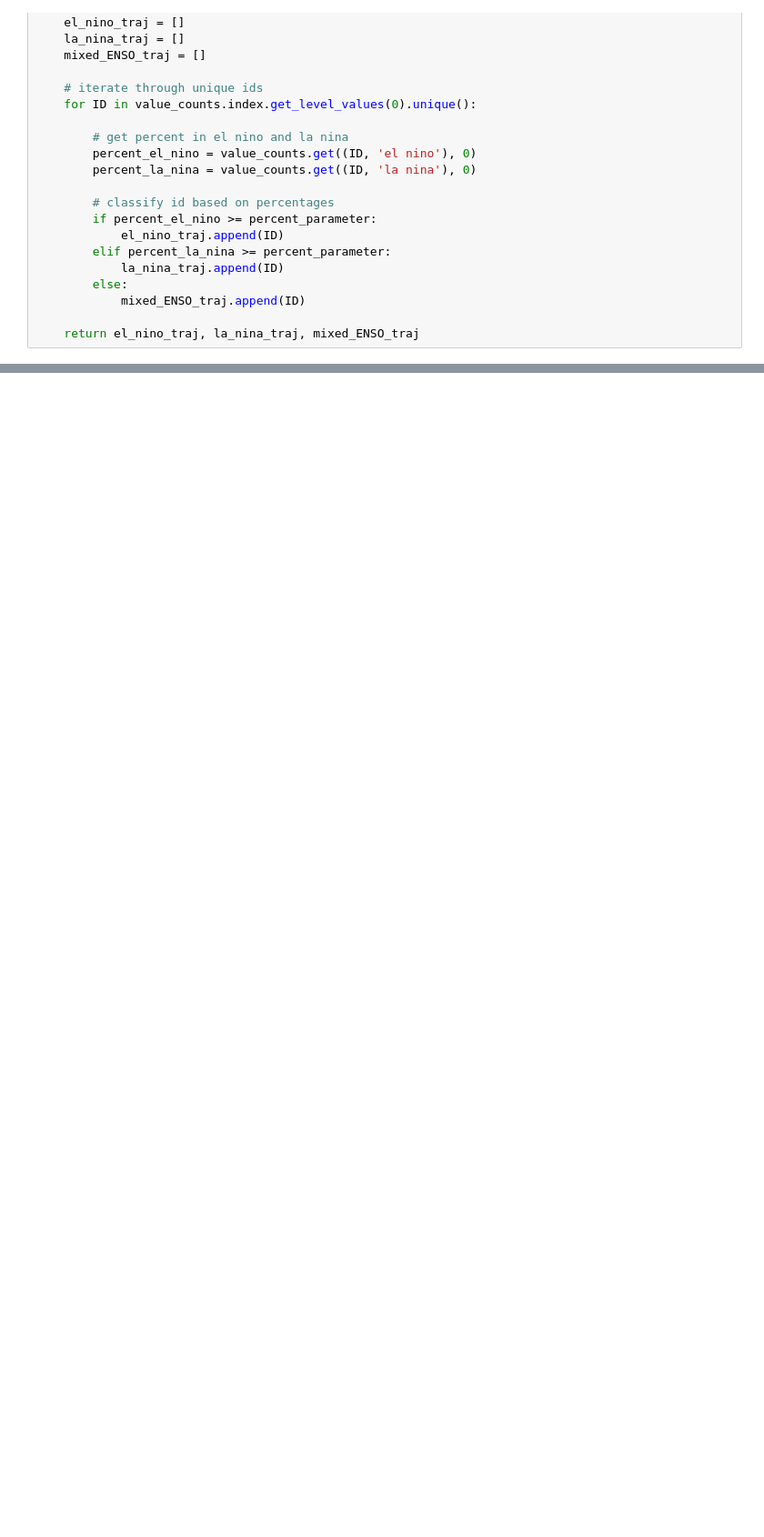
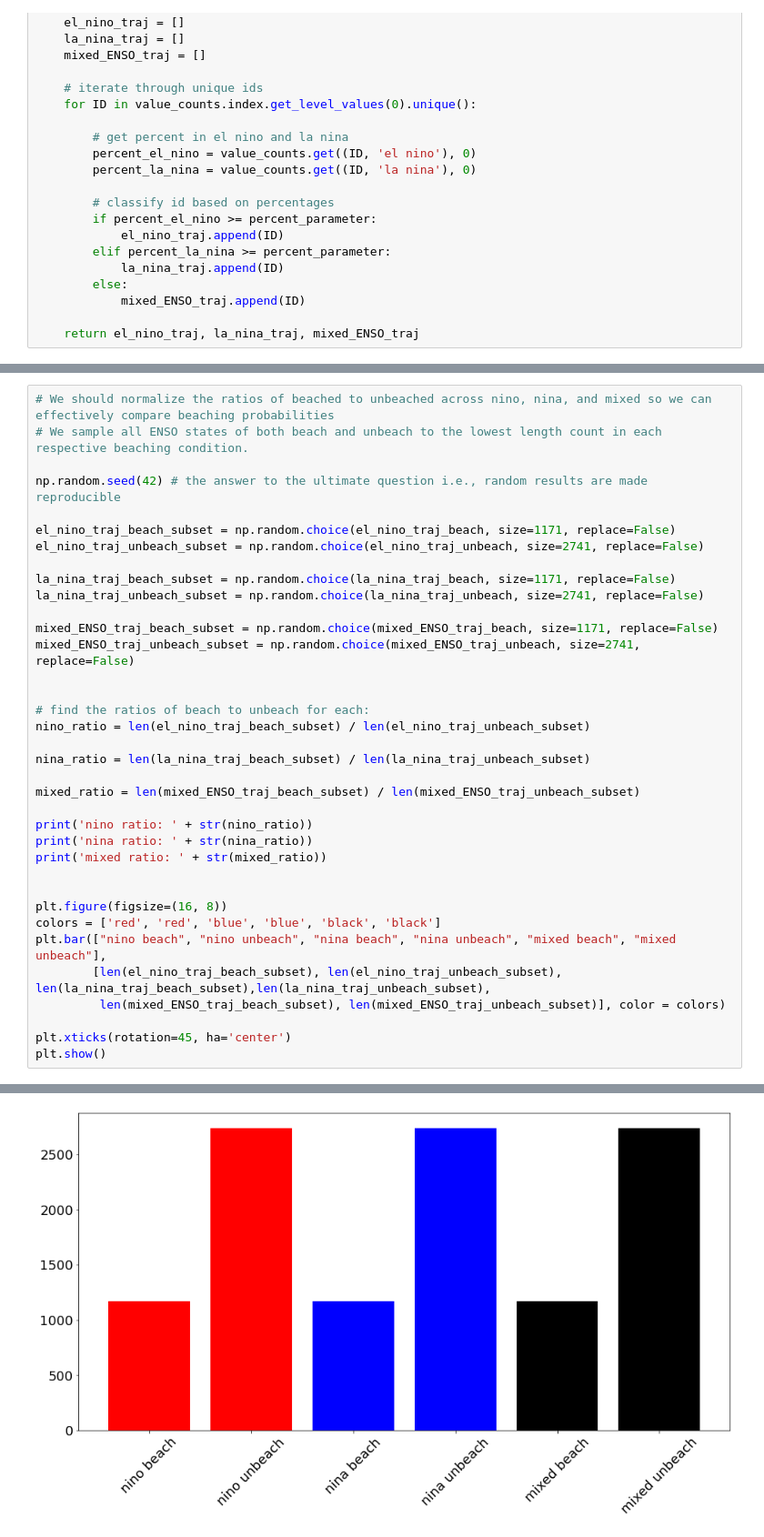
Before and after one commit to GHOpenonic/global-drifter-program, a Jupyter notebook: ENSO_contoured_beach_probabilities.ipynb, the cells around one changed output, grey strips where cells are left out. Shown at 91% size. Cells and saved outputs as stored; diff of their text form; blank space fills up the shorter version.

```diff
--- a/ENSO_contoured_beach_probabilities.ipynb
+++ b/ENSO_contoured_beach_probabilities.ipynb
@@ -68,0 +97,37 @@ el_nino_traj_unbeach, la_nina_traj_unbeach, mixed_ENSO_traj_unbeach = classify_E
+# %%
+# We should normalize the ratios of beached to unbeached across nino, nina, and mixed so we can effectively compare beaching probabilities
+# We sample all ENSO states of both beach and unbeach to the lowest length count in each respective beaching condition.
+
+np.random.seed(42) # the answer to the ultimate question i.e., random results are made reproducible
+
+el_nino_traj_beach_subset = np.random.choice(el_nino_traj_beach, size=1171, replace=False)
+el_nino_traj_unbeach_subset = np.random.choice(el_nino_traj_unbeach, size=2741, replace=False)
+
+la_nina_traj_beach_subset = np.random.choice(la_nina_traj_beach, size=1171, replace=False)
+la_nina_traj_unbeach_subset = np.random.choice(la_nina_traj_unbeach, size=2741, replace=False)
+
+mixed_ENSO_traj_beach_subset = np.random.choice(mixed_ENSO_traj_beach, size=1171, replace=False)
+mixed_ENSO_traj_unbeach_subset = np.random.choice(mixed_ENSO_traj_unbeach, size=2741, replace=False)
+
+
+# find the ratios of beach to unbeach for each:
+nino_ratio = len(el_nino_traj_beach_subset) / len(el_nino_traj_unbeach_subset)
+
+nina_ratio = len(la_nina_traj_beach_subset) / len(la_nina_traj_unbeach_subset)
+
+mixed_ratio = len(mixed_ENSO_traj_beach_subset) / len(mixed_ENSO_traj_unbeach_subset)
+
+print('nino ratio: ' + str(nino_ratio))
+print('nina ratio: ' + str(nina_ratio))
+print('mixed ratio: ' + str(mixed_ratio))
+
+
+plt.figure(figsize=(16, 8))
+colors = ['red', 'red', 'blue', 'blue', 'black', 'black']
+plt.bar(["nino beach", "nino unbeach", "nina beach", "nina unbeach", "mixed beach", "mixed unbeach"],
+        [len(el_nino_traj_beach_subset), len(el_nino_traj_unbeach_subset), len(la_nina_traj_beach_subset),len(la_nina_traj_unbeach_subset),
+         len(mixed_ENSO_traj_beach_subset), len(mixed_ENSO_traj_unbeach_subset)], color = colors)
+
+plt.xticks(rotation=45, ha='center')
+plt.show()
+# %% [output]
@@ -69,3 +137,4 @@ el_nino_traj_unbeach, la_nina_traj_unbeach, mixed_ENSO_traj_unbeach = classify_E
+[figure, added]
 # %%
 # Beach
 # Separate data into nino, nina, mixed based on ID
```
Also changed, not shown: parts of 19 cells of this notebook.
